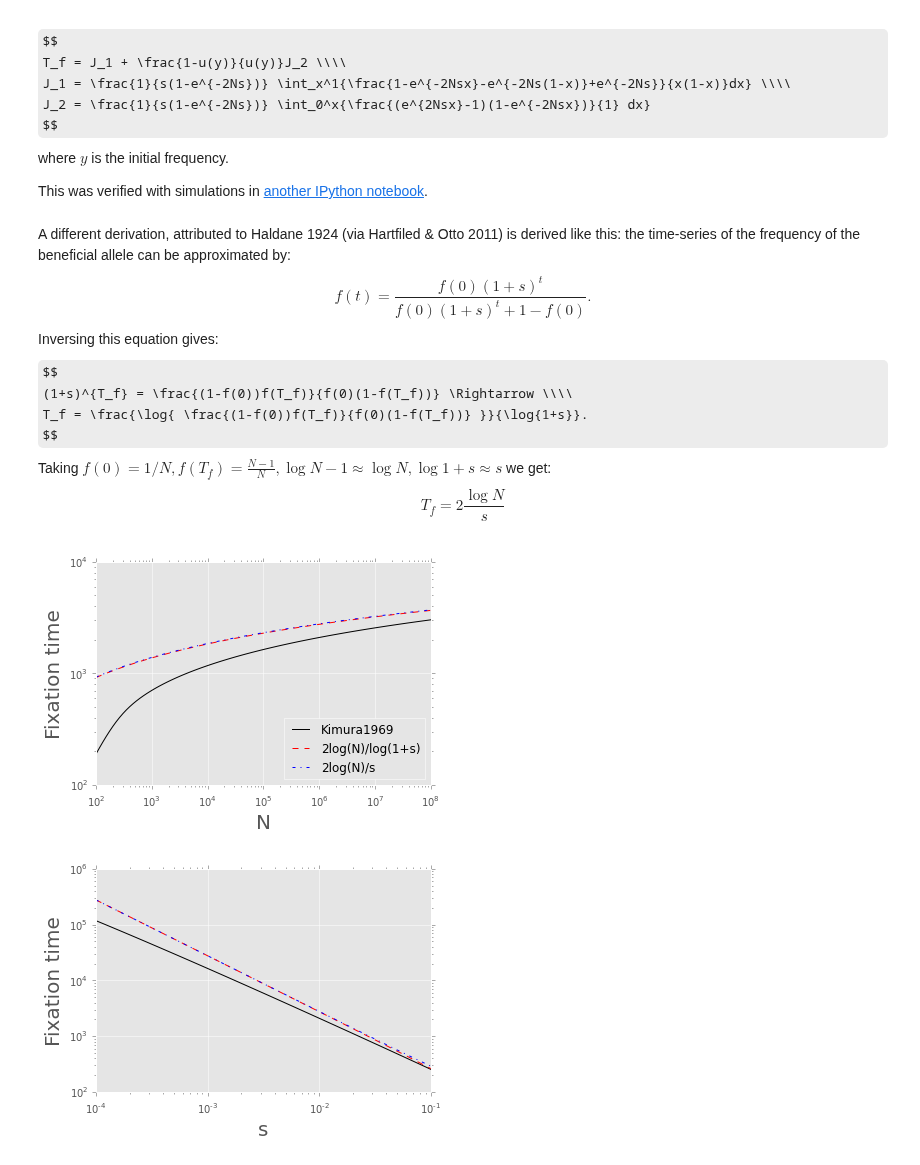
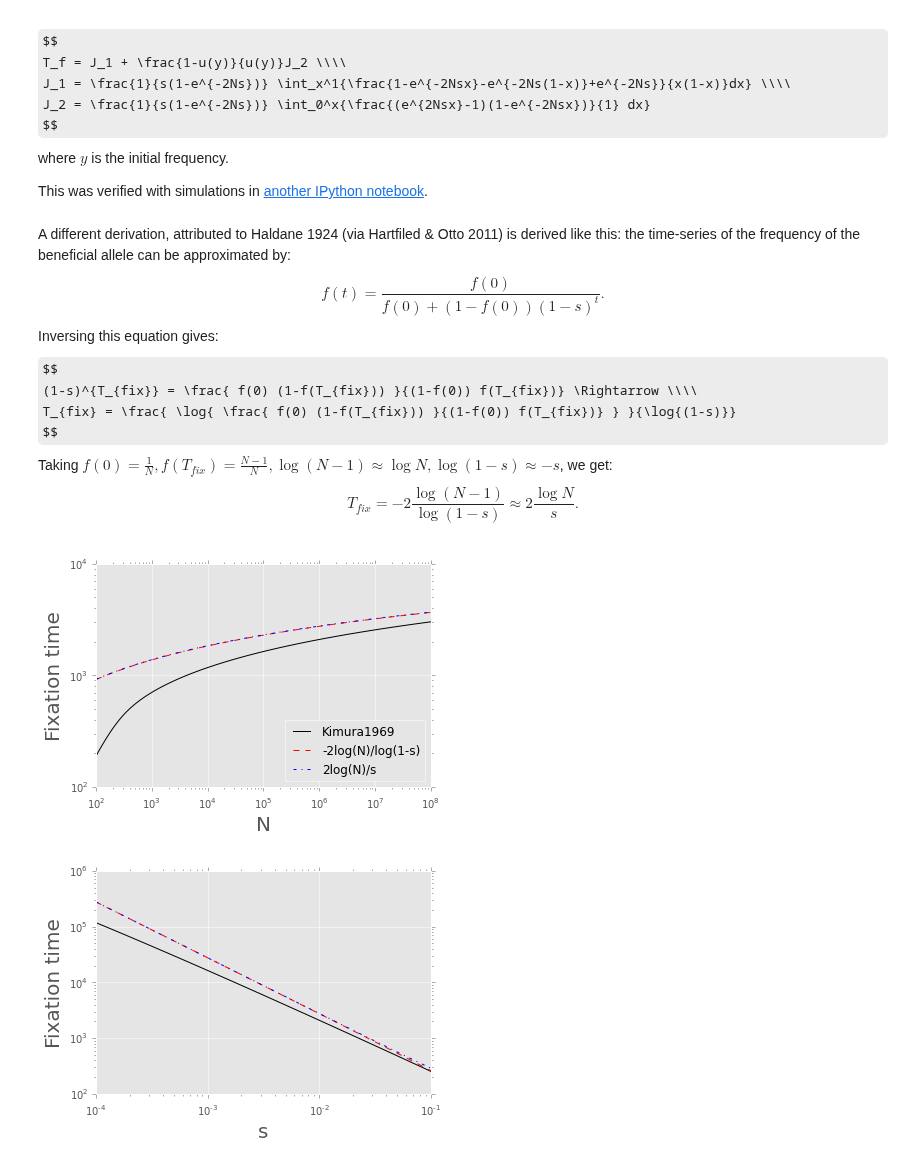
Before and after one commit to yoavram/mamba, a Jupyter notebook: simarba/analysis/adaptation time.ipynb, the cells around one changed output. Saved outputs shown, nothing was run; the diff lists cells and outputs as text; code cells hidden in the pictures; some formulas as TeX source.

```diff
--- a/simarba/analysis/adaptation time.ipynb
+++ b/simarba/analysis/adaptation time.ipynb
@@ -155,36 +155,36 @@ assert 254 < T_kimura(0.1, 1e6, 1e-6) < 255
 A different derivation, attributed to Haldane 1924 (via Hartfiled & Otto 2011) is derived like this:
 the time-series of the frequency of the beneficial allele can be approximated by:
 $$
-f(t) = \frac{f(0)(1+s)^t}{f(0)(1+s)^t +1-f(0)}.
+f(t) = \frac{f(0)}{f(0) + (1-f(0))(1-s)^t}.
 $$
 Inversing this equation gives:
 $$
-(1+s)^{T_f} = \frac{(1-f(0))f(T_f)}{f(0)(1-f(T_f))} \Rightarrow \\\\
-T_f = \frac{\log{ \frac{(1-f(0))f(T_f)}{f(0)(1-f(T_f))} }}{\log{1+s}}.
+(1-s)^{T_{fix}} = \frac{ f(0) (1-f(T_{fix})) }{(1-f(0)) f(T_{fix})} \Rightarrow \\\\
+T_{fix} = \frac{ \log{ \frac{ f(0) (1-f(T_{fix})) }{(1-f(0)) f(T_{fix})} } }{\log{(1-s)}}
 $$
-Taking $f(0)=1/N, f(T_f)=\frac{N-1}{N}, \log{N-1} \approx \log{N}, \log{1+s} \approx s$ we get:
+Taking $f(0)=\frac{1}{N}, f(T_{fix})=\frac{N-1}{N}, \log{(N-1)} \approx \log{N}, \log{(1-s)} \approx -s$, we get:
 $$
-T_f = 2 \frac{\log{N}}{s}
+T_{fix} = -2 \frac{\log{(N-1)}}{\log{(1-s)}} \approx 2 \frac{\log{N}}{s}.
 $$
 # %%
 N = logspace(2,8,100)
 s = 0.01
 Tf = [T_kimura(s,_,1./_) for _ in N]
-Tf0 = 2*log(N)/log(1./(1-s))
-Tf1 = 2*log(N)/log(1+s)
+Tf0 = -2*log(N)/log((1-s))
+Tf1 = 2*log(N)/s
 # %%
 plot(N, Tf, 'k-', label="Kimura1969")
-plot(N, Tf0, 'r--', label="2log(N)/log(1+s)")
+plot(N, Tf0, 'r--', label="-2log(N)/log(1-s)")
 plot(N, Tf1, 'b-.', label="2log(N)/s")
 
 xscale('log')
 yscale('log')
 grid(False, 'minor')
 xlabel('N', fontsize=20)
 ylabel('Fixation time', fontsize=20)
 legend(loc='lower right');
 # %% [output]
-[figure, old version]
+[figure, new version]
 # %%
 s = logspace(-4,-1,50)
 N = 1e6
```
Also changed, not shown: parts of 17 cells of this notebook.
